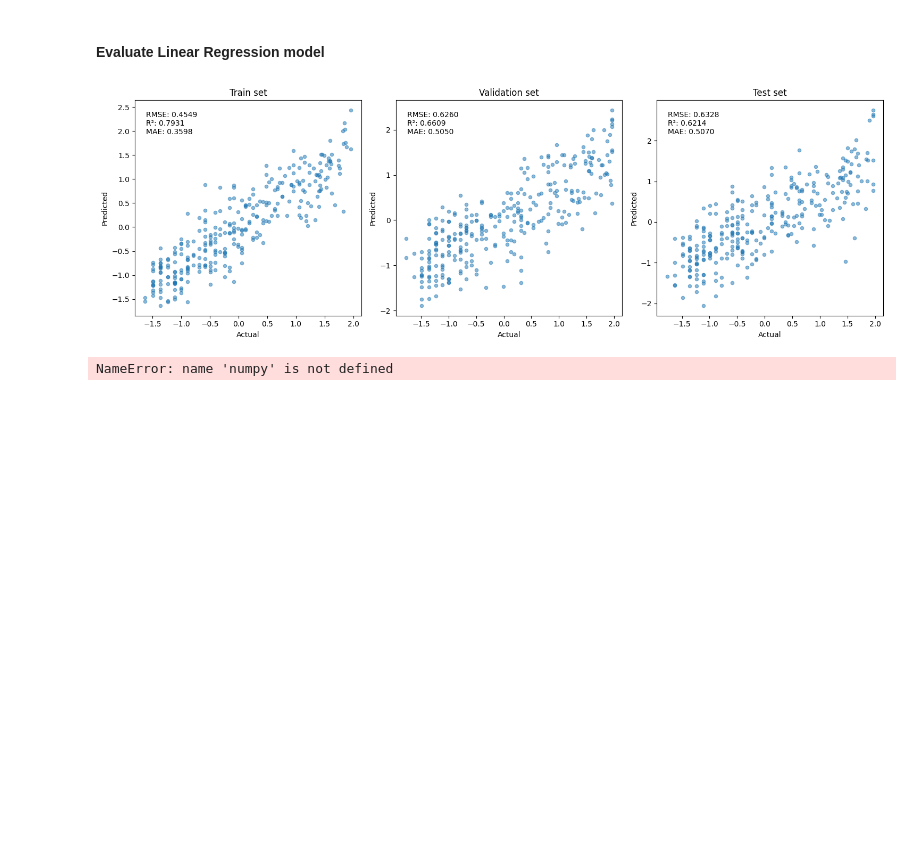
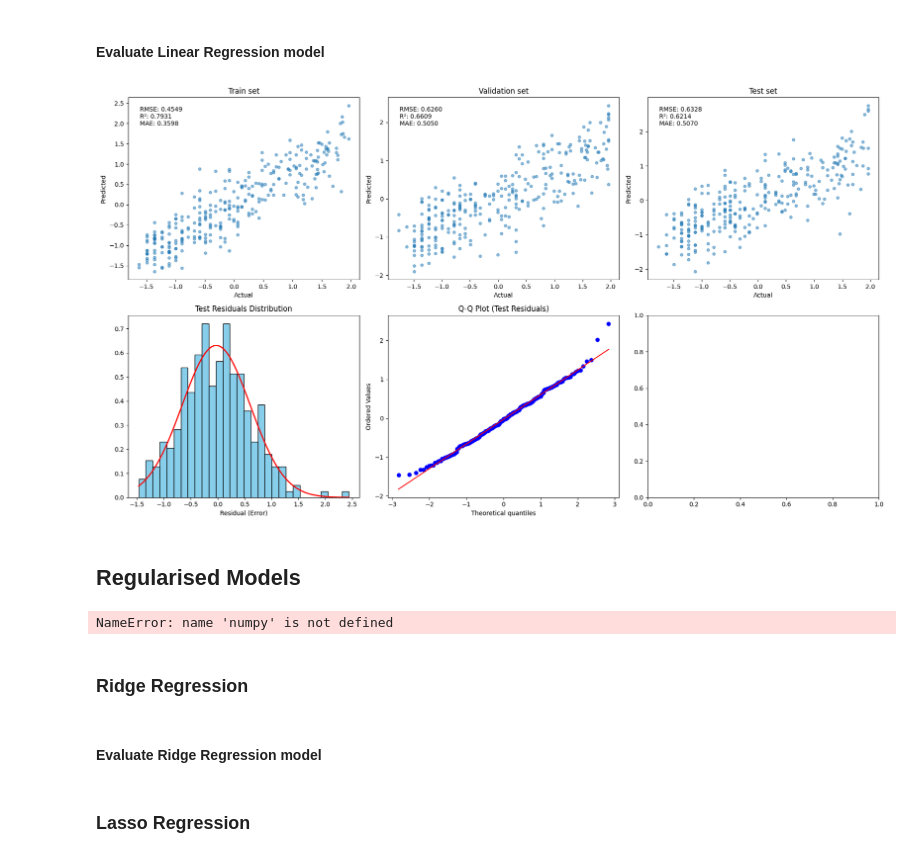
Before and after one commit to ostew5/cab420-introductory_problem_solving_tasks, a Jupyter notebook: 1. Regression.ipynb, the cells around one changed output. Cells and saved outputs as stored; diff of their text form; code cells hidden in the pictures; blank space fills up the shorter version.

Commit message:
Completed linear regression, starting Lasso and Ridge

```diff
--- a/1. Regression.ipynb
+++ b/1. Regression.ipynb
@@ -214,39 +217,60 @@ y_test_pred = lr_model.predict(X_test)
 # %% [markdown]
 #### Evaluate Linear Regression model
 # %%
+import scipy.stats as stats
+
 # Calculate evaluation metrics
 train_rmse = np.sqrt(mean_squared_error(y_train, y_train_pred))
 val_rmse = np.sqrt(mean_squared_error(y_val, y_val_pred))
 test_rmse = np.sqrt(mean_squared_error(y_test, y_test_pred))
 
 train_r2 = r2_score(y_train, y_train_pred)
 val_r2 = r2_score(y_val, y_val_pred)
 test_r2 = r2_score(y_test, y_test_pred)
 
 train_mae = mean_absolute_error(y_train, y_train_pred)
 val_mae = mean_absolute_error(y_val, y_val_pred)
 test_mae = mean_absolute_error(y_test, y_test_pred)
 
-# Create scatterplots for actual vs predicted
-fig, axes = plt.subplots(1, 3, figsize=(15, 5))
+train_res = y_train - y_train_pred
+val_res = y_val - y_val_pred
+test_res = y_test - y_test_pred
+
+fig, axes = plt.subplots(2, 3, figsize=(18, 10))
 
 datasets = [
-    (y_train, y_train_pred, f'Train set', f'RMSE: {train_rmse:.4f}\nR²: {train_r2:.4f}\nMAE: {train_mae:.4f}', axes[0]),
-    (y_val, y_val_pred, f'Validation set', f'RMSE: {val_rmse:.4f}\nR²: {val_r2:.4f}\nMAE: {val_mae:.4f}', axes[1]),
-    (y_test, y_test_pred, f'Test set', f'RMSE: {test_rmse:.4f}\nR²: {test_r2:.4f}\nMAE: {test_mae:.4f}', axes[2])
+    (y_train, y_train_pred, f'Train set', f'RMSE: {train_rmse:.4f}\nR²: {train_r2:.4f}\nMAE: {train_mae:.4f}', axes[0, 0]),
+    (y_val, y_val_pred, f'Validation set', f'RMSE: {val_rmse:.4f}\nR²: {val_r2:.4f}\nMAE: {val_mae:.4f}', axes[0, 1]),
+    (y_test, y_test_pred, f'Test set', f'RMSE: {test_rmse:.4f}\nR²: {test_r2:.4f}\nMAE: {test_mae:.4f}', axes[0, 2])
 ]
 
 for actual, pred, title, text, ax in datasets:
     ax.scatter(actual, pred, alpha=0.5, s=20)
     ax.set_xlabel('Actual')
     ax.set_ylabel('Predicted')
     ax.set_title(title)
     ax.text(0.05, 0.95, text, transform=ax.transAxes, verticalalignment='top')
 
+axes[1, 0].hist(test_res, bins=30, color='skyblue', edgecolor='black', density=True)
+axes[1, 0].set_title('Test Residuals Distribution')
+axes[1, 0].set_xlabel('Residual (Error)')
+
+# Overlay Normal Distribution Curve
+mu, std = stats.norm.fit(test_res)
+x = np.linspace(test_res.min(), test_res.max(), 100)
+p = stats.norm.pdf(x, mu, std)
+axes[1, 0].plot(x, p, 'r', linewidth=2)
+
+# Q-Q Plot
+stats.probplot(test_res, dist="norm", plot=axes[1, 1])
+axes[1, 1].set_title('Q-Q Plot (Test Residuals)')
+
 plt.tight_layout()
 plt.show()
 # %% [output]
-[figure, old version]
+[figure, new version]
+# %% [markdown]
+## Regularised Models
 # %%
 # train your regularised models (ridge and lasso). Here you will use the same data as you used in for the above regression model
 #
@@ -269,3 +293,9 @@ alphas = numpy.logspace(-10, 0)
 # three models.
 # %% [output]
 NameError: name 'numpy' is not defined
+# %% [markdown]
+### Ridge Regression
+# %% [markdown]
+#### Evaluate Ridge Regression model
+# %% [markdown]
+### Lasso Regression
```
Also changed, not shown: parts of 4 cells of this notebook.
